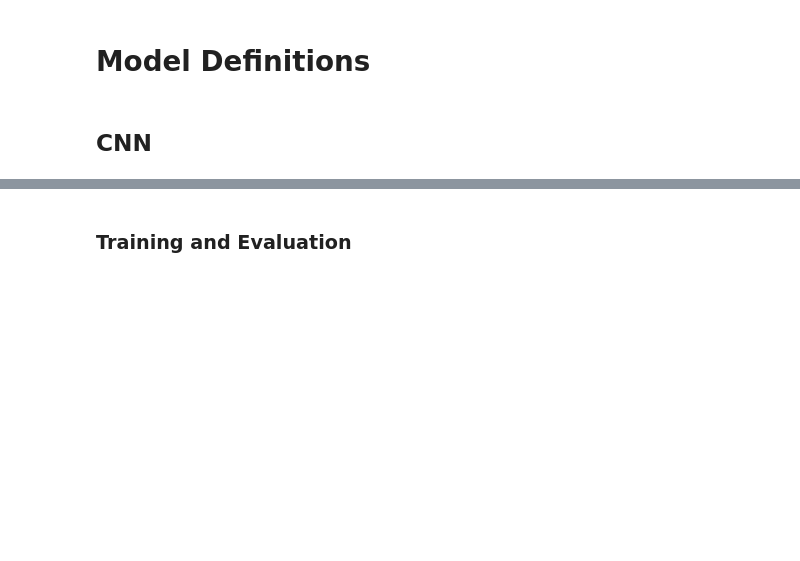
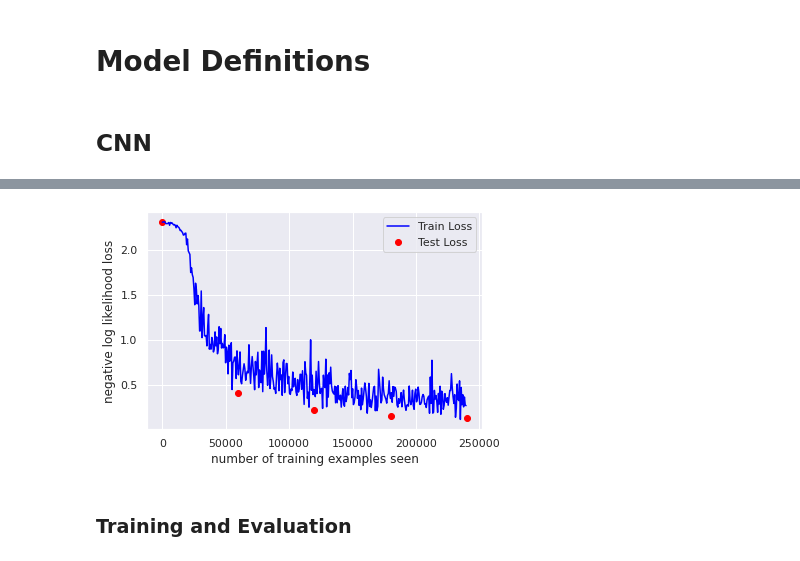
Before and after one commit to harvey2phase/rrh-MNIST, a Jupyter notebook: cnn_vae.ipynb, the cells around one changed output, grey strips where cells are left out. Cells and saved outputs as stored; diff of their text form; code cells hidden in the pictures; blank space fills up the shorter version.

Commit message:
working CNN with loss plot

```diff
--- a/cnn_vae.ipynb
+++ b/cnn_vae.ipynb
@@ -32,14 +32,11 @@ img_transform = transforms.Compose([
 ])
 #rot_transform = transforms.RandomRotation(MAX_ROT_DEG)
 
-def load_mnist(train):
+def load_mnist(train, batch_size = BATCH_SIZE):
     dataset = MNIST(
         root = './data/MNIST',
         download = True,
         train = train,
         transform = img_transform,
     )
-    return DataLoader(dataset, batch_size = BATCH_SIZE, shuffle = True)
-
-train_dataloader = load_mnist(train = True)
-test_dataloader = load_mnist(train = False)
+    return DataLoader(dataset, batch_size = batch_size, shuffle = True)
@@ -71,5 +61,15 @@ test_loader = test_dataloader
 # %%
-""" https://pytorch.org/tutorials/beginner/blitz/cifar10_tutorial.html """
+n_epochs = 4
+batch_size_train = 64
+batch_size_test = 1000
+learning_rate = 0.01
+momentum = 0.5
+log_interval = 10
+
+train_loader = load_mnist(train = True, batch_size = batch_size_train)
+test_loader = load_mnist(train = False, batch_size = batch_size_test)
+
+""" https://nextjournal.com/gkoehler/pytorch-mnist """
 class ConvolutionalNeuralNetwork(nn.Module):
     def __init__(self):
         super(ConvolutionalNeuralNetwork, self).__init__()
@@ -87,3 +87,77 @@ class ConvolutionalNeuralNetwork(nn.Module):
         x = F.dropout(x, training=self.training)
         x = self.fc2(x)
         return F.log_softmax(x)
+
+network = ConvolutionalNeuralNetwork()
+network.to(device)
+optimizer = torch.optim.SGD(
+    network.parameters(), lr=learning_rate, momentum=momentum,
+)
+
+train_losses = []
+train_counter = []
+test_losses = []
+test_counter = [i*len(train_loader.dataset) for i in range(n_epochs + 1)]
+
+def train(epoch):
+    network.train()
+
+    for batch_idx, data in enumerate(train_loader):
+        images, labels = data[0].to(device), data[1].to(device)
+
+        optimizer.zero_grad()
+        output = network(images)
+        loss = F.nll_loss(output, labels)
+        loss.backward()
+        optimizer.step()
+
+        if batch_idx % log_interval == 0:
+            print(
+                'Train Epoch: {} [{}/{} ({:.0f}%)]\tLoss: {:.6f}'.format(
+                    epoch,
+                    batch_idx * len(data), len(train_loader.dataset),
+                    100. * batch_idx / len(train_loader), loss.item()
+                )
+            )
+            train_losses.append(loss.item())
+            train_counter.append(
+                (batch_idx*64) + ((epoch-1)*len(train_loader.dataset))
+            )
+
+def test():
+    network.eval()
+
+    test_loss = 0
+    correct = 0
+
+    with torch.no_grad():
+        for data in test_loader:
+            images, labels = data[0].to(device), data[1].to(device)
+
+            output = network(images)
+            test_loss += F.nll_loss(output, labels, size_average=False).item()
+            pred = output.data.max(1, keepdim=True)[1]
+            correct += pred.eq(labels.data.view_as(pred)).sum()
+    test_loss /= len(test_loader.dataset)
+    test_losses.append(test_loss)
+    print(
+        'Test set: Avg. loss: {:.4f}, Accuracy: {}/{} ({:.0f}%)\n'.format(
+            test_loss,
+            correct,
+            len(test_loader.dataset),
+            100. * correct / len(test_loader.dataset),
+        )
+    )
+
+test()
+for epoch in range(1, n_epochs + 1):
+    train(epoch)
+    test()
+
+fig = plt.figure()
+plt.plot(train_counter, train_losses, color='blue')
+plt.scatter(test_counter, test_losses, color='red')
+plt.legend(['Train Loss', 'Test Loss'], loc='upper right')
+plt.xlabel('number of training examples seen')
+plt.ylabel('negative log likelihood loss')
+# %% [output]
@@ -90,2 +182,3 @@ class ConvolutionalNeuralNetwork(nn.Module):
+[figure, added]
 # %% [markdown]
 ### Training and Evaluation
```
Also changed, not shown: parts of 11 cells of this notebook.
